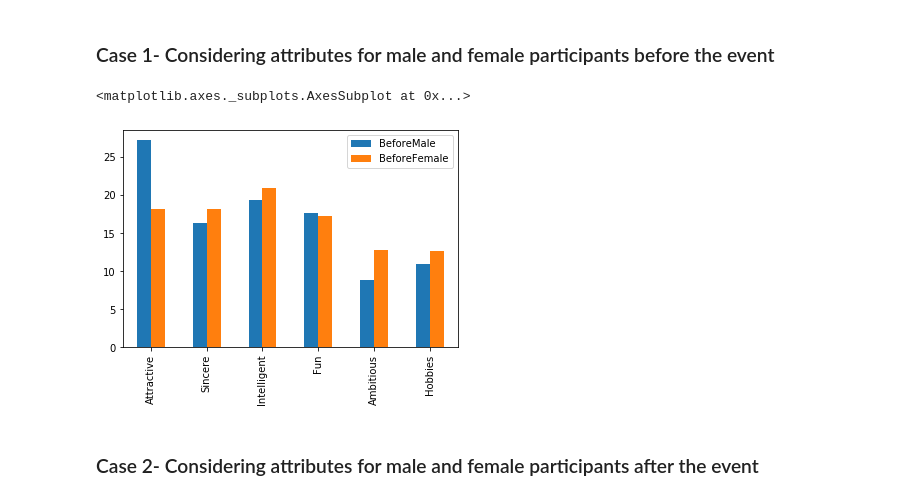
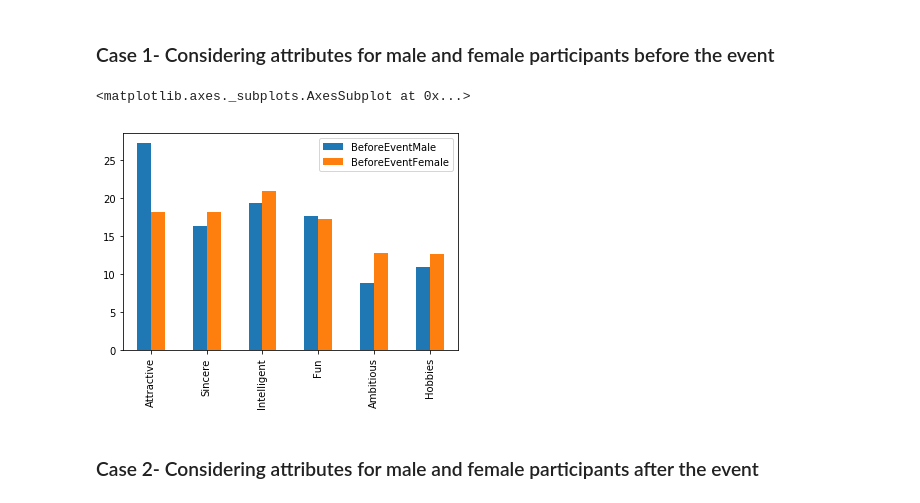
Before and after one commit to kshitijasankhe/SpeedDatingDataset, a Jupyter notebook: SpeedDating - FinalReport.ipynb, the cells around one changed output. Saved outputs shown, nothing was run; the diff lists cells and outputs as text; code cells hidden in the pictures.

```diff
--- a/SpeedDating - FinalReport.ipynb
+++ b/SpeedDating - FinalReport.ipynb
@@ -337,36 +337,36 @@ dfm=dfclean[df.gender==1]
 #before event female
 FbeforeA=dff.groupby('iid')['attr1_1'].mean().mean()
 FbeforeS=dff.groupby('iid')['sinc1_1'].mean().mean()
 FbeforeI=dff.groupby('iid')['intel1_1'].mean().mean()
 FbeforeF=dff.groupby('iid')['fun1_1'].mean().mean()
 FbeforeAM=dff.groupby('iid')['amb1_1'].mean().mean()
 FbeforeH=dff.groupby('iid')['shar1_1'].mean().mean()
 
 #before event male
 MbeforeA=dfm.groupby('iid')['attr1_1'].mean().mean()
 MbeforeS=dfm.groupby('iid')['sinc1_1'].mean().mean()
 MbeforeI=dfm.groupby('iid')['intel1_1'].mean().mean()
 MbeforeF=dfm.groupby('iid')['fun1_1'].mean().mean()
 MbeforeAM=dfm.groupby('iid')['amb1_1'].mean().mean()
 MbeforeH=dfm.groupby('iid')['shar1_1'].mean().mean()
 
 #creating a new dataframe of all attributes with mean values for female participants
-Fdata = {'BeforeFemale':[FbeforeA,FbeforeS,FbeforeI,FbeforeF,FbeforeAM,FbeforeH]}
+Fdata = {'BeforeEventFemale':[FbeforeA,FbeforeS,FbeforeI,FbeforeF,FbeforeAM,FbeforeH]}
 FBeforeDateAttributes=pd.DataFrame(Fdata, index=['Attractive','Sincere','Intelligent','Fun','Ambitious','Hobbies'])
 FBeforeDateAttributes
 
 #creating a new dataframe of all attributes with mean values for male participants
-Mdata = {'BeforeMale':[MbeforeA,MbeforeS,MbeforeI,MbeforeF,MbeforeAM,MbeforeH]}
+Mdata = {'BeforeEventMale':[MbeforeA,MbeforeS,MbeforeI,MbeforeF,MbeforeAM,MbeforeH]}
 MBeforeDateAttributes=pd.DataFrame(Mdata, index=['Attractive','Sincere','Intelligent','Fun','Ambitious','Hobbies'])
 MBeforeDateAttributes
 
 result_before = pd.concat([MBeforeDateAttributes, FBeforeDateAttributes], axis=1, join_axes=[MBeforeDateAttributes.index])
 result_before
 
 result_before.plot.bar(style=['o','rx'])
 # %% [output]
 <matplotlib.axes._subplots.AxesSubplot at 0x...>
-[figure, old version]
+[figure, new version]
 # %% [markdown]
 ### Case 2- Considering attributes for male and female participants after the event
 # %%
```
Also changed, not shown: parts of 1 cell of this notebook.
